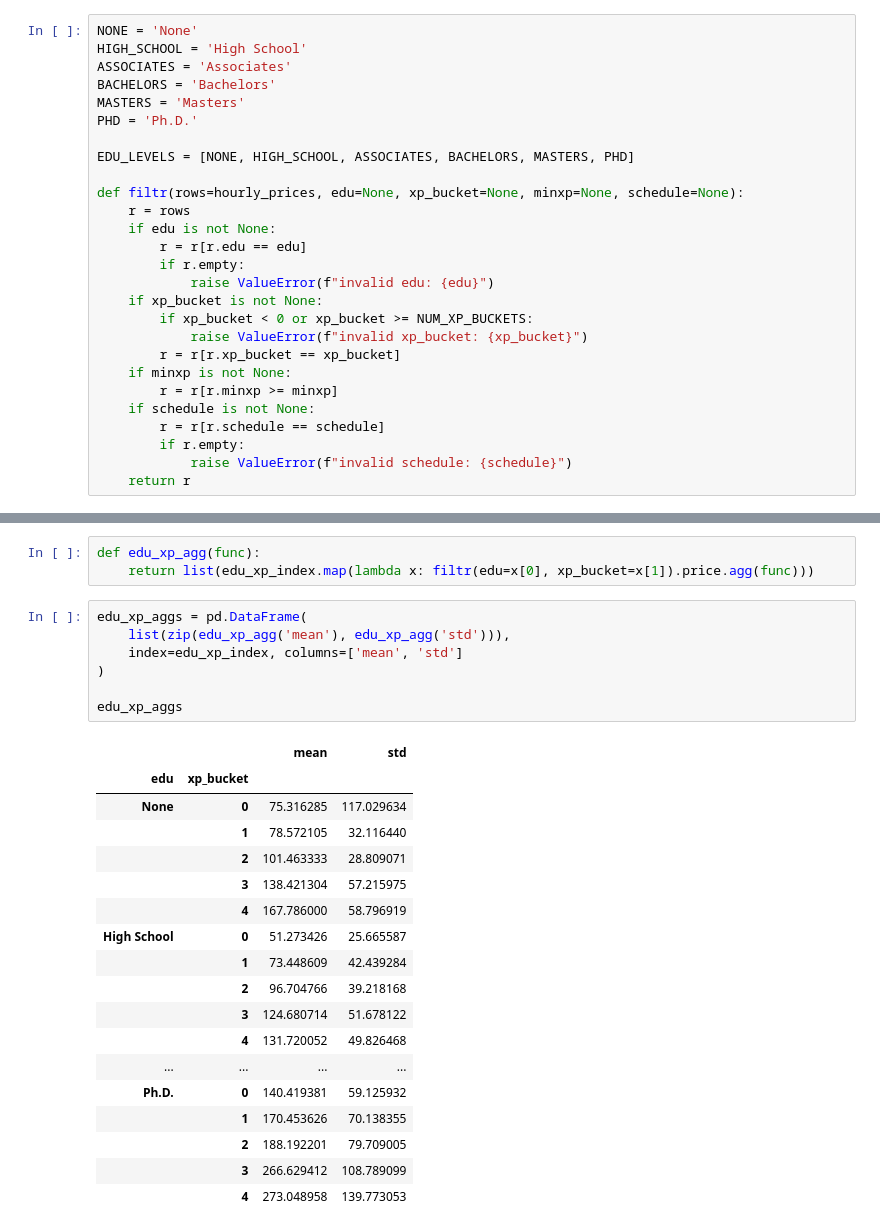
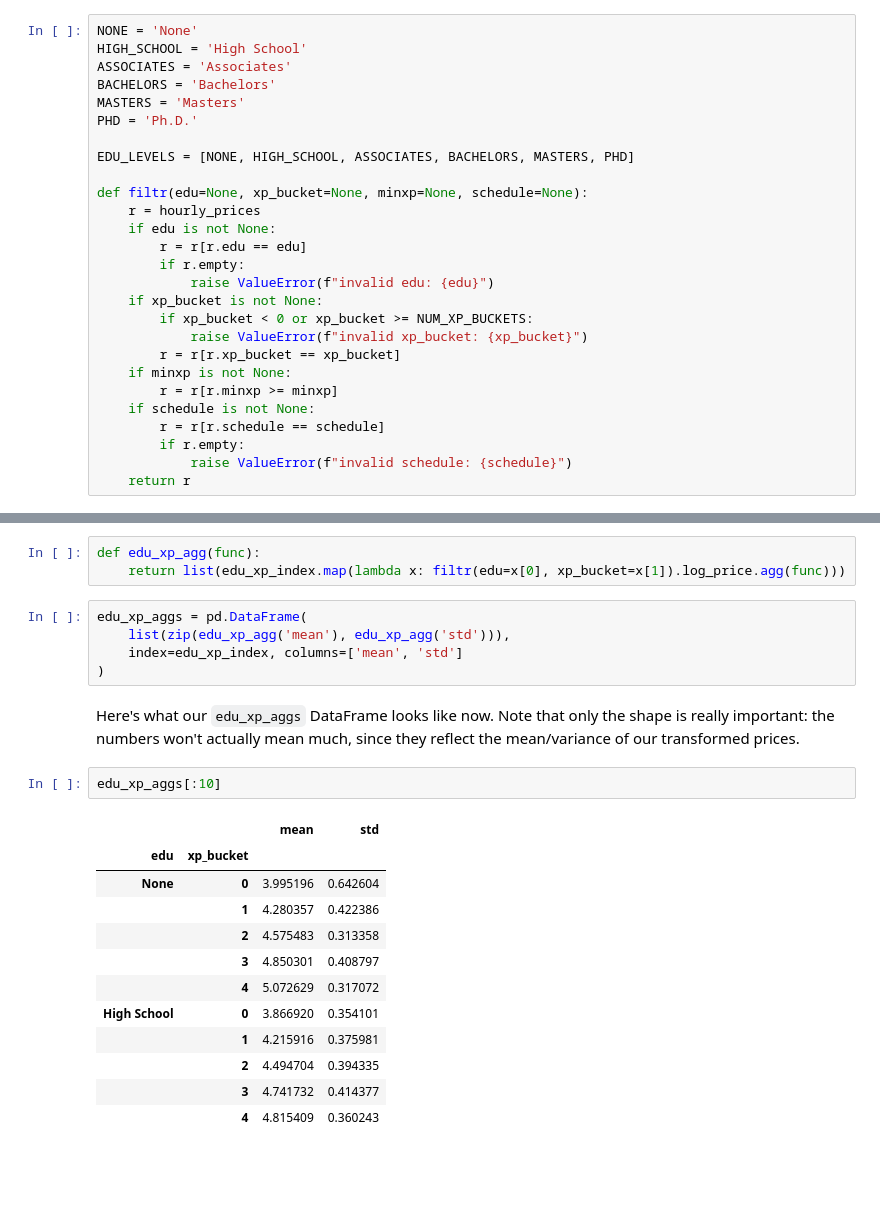
Before and after one commit to 18F/calc-analysis, a Jupyter notebook: contract-analysis/anomaly-detection.ipynb, the cells around one changed output, grey strips where cells are left out. Drawn from its saved outputs; the diff is of its cells as text; blank space fills up the shorter version.

```diff
--- a/contract-analysis/anomaly-detection.ipynb
+++ b/contract-analysis/anomaly-detection.ipynb
@@ -70,8 +87,8 @@ PHD = 'Ph.D.'
 
 EDU_LEVELS = [NONE, HIGH_SCHOOL, ASSOCIATES, BACHELORS, MASTERS, PHD]
 
-def filtr(rows=hourly_prices, edu=None, xp_bucket=None, minxp=None, schedule=None):
-    r = rows
+def filtr(edu=None, xp_bucket=None, minxp=None, schedule=None):
+    r = hourly_prices
     if edu is not None:
         r = r[r.edu == edu]
         if r.empty:
@@ -97,30 +130,26 @@ def filtr(rows=hourly_prices, edu=None, xp_bucket=None, minxp=None, schedule=Non
 edu_xp_index = pd.MultiIndex.from_product([EDU_LEVELS, range(NUM_XP_BUCKETS)], names=['edu', 'xp_bucket'])
 # %%
 def edu_xp_agg(func):
-    return list(edu_xp_index.map(lambda x: filtr(edu=x[0], xp_bucket=x[1]).price.agg(func)))
+    return list(edu_xp_index.map(lambda x: filtr(edu=x[0], xp_bucket=x[1]).log_price.agg(func)))
 # %%
 edu_xp_aggs = pd.DataFrame(
     list(zip(edu_xp_agg('mean'), edu_xp_agg('std'))),
     index=edu_xp_index, columns=['mean', 'std']
 )
-
-edu_xp_aggs
-# %% [output]
-|  |  | mean | std |
-| edu | xp_bucket |  |  |
-| None | 0 | 75.316285 | 117.029634 |
-|  | 1 | 78.572105 | 32.116440 |
-|  | 2 | 101.463333 | 28.809071 |
-|  | 3 | 138.421304 | 57.215975 |
-|  | 4 | 167.786000 | 58.796919 |
-| High School | 0 | 51.273426 | 25.665587 |
-|  | 1 | 73.448609 | 42.439284 |
-|  | 2 | 96.704766 | 39.218168 |
-|  | 3 | 124.680714 | 51.678122 |
-|  | 4 | 131.720052 | 49.826468 |
-| ... | ... | ... | ... |
-| Ph.D. | 0 | 140.419381 | 59.125932 |
-|  | 1 | 170.453626 | 70.138355 |
-|  | 2 | 188.192201 | 79.709005 |
-|  | 3 | 266.629412 | 108.789099 |
-|  | 4 | 273.048958 | 139.773053 |
+# %% [markdown]
+Here's what our `edu_xp_aggs` DataFrame looks like now.  Note that only the shape is really important: the numbers won't actually mean much, since they reflect the mean/variance of our transformed prices.
+# %%
+edu_xp_aggs[:10]
+# %% [output]
+|  |  | mean | std |
+| edu | xp_bucket |  |  |
+| None | 0 | 3.995196 | 0.642604 |
+|  | 1 | 4.280357 | 0.422386 |
+|  | 2 | 4.575483 | 0.313358 |
+|  | 3 | 4.850301 | 0.408797 |
+|  | 4 | 5.072629 | 0.317072 |
+| High School | 0 | 3.866920 | 0.354101 |
+|  | 1 | 4.215916 | 0.375981 |
+|  | 2 | 4.494704 | 0.394335 |
+|  | 3 | 4.741732 | 0.414377 |
+|  | 4 | 4.815409 | 0.360243 |
```
Also changed, not shown: parts of 24 cells of this notebook.
